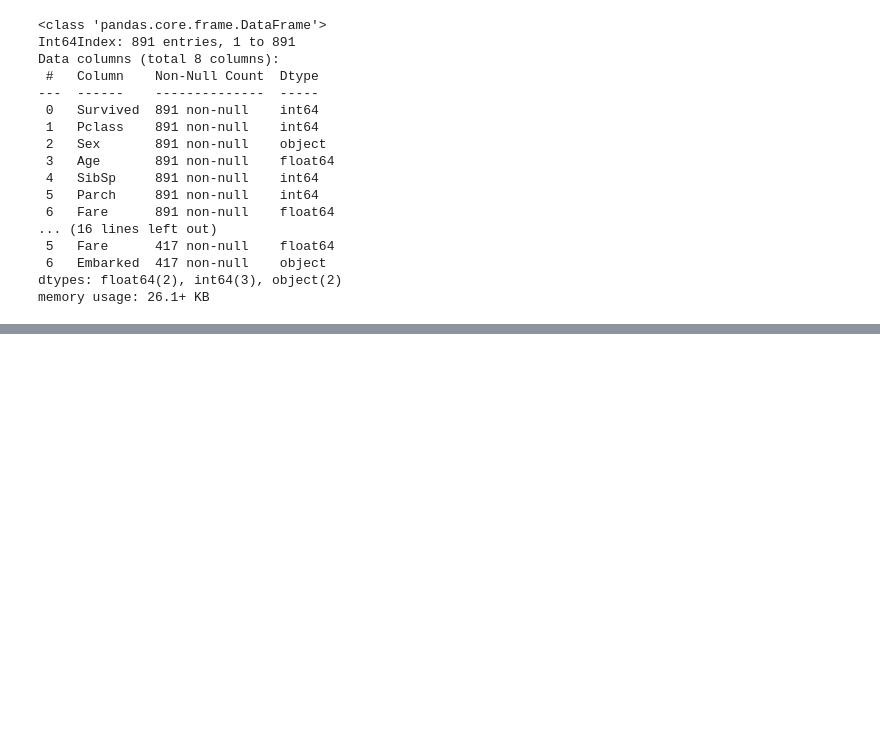
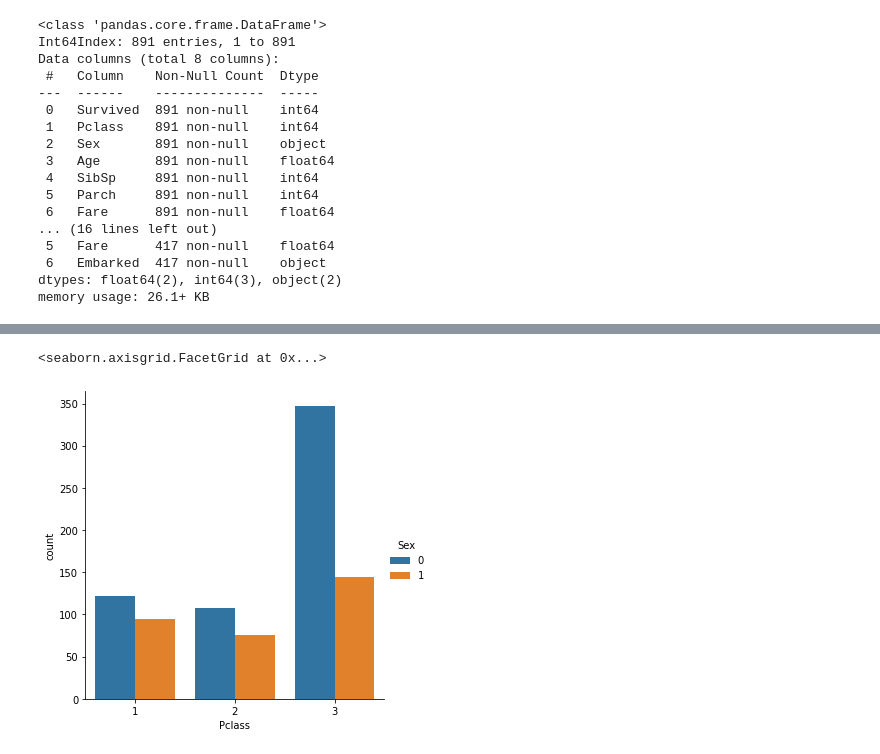
Before and after one commit to warshtayner/Kaggle_Titanic, a Jupyter notebook: my_training.ipynb, the cells around one changed output, grey strips where cells are left out. Saved outputs shown, nothing was run; the diff lists cells and outputs as text; code cells hidden in the pictures; blank space fills up the shorter version.

```diff
--- a/my_training.ipynb
+++ b/my_training.ipynb
@@ -148,0 +217,5 @@ memory usage: 26.1+ KB
+# %%
+sb.catplot(x='Pclass', data=train_full, hue='Sex', kind='count')
+# %% [output]
+<seaborn.axisgrid.FacetGrid at 0x...>
+[figure, added]
```
Also changed, not shown: parts of 16 cells of this notebook.
